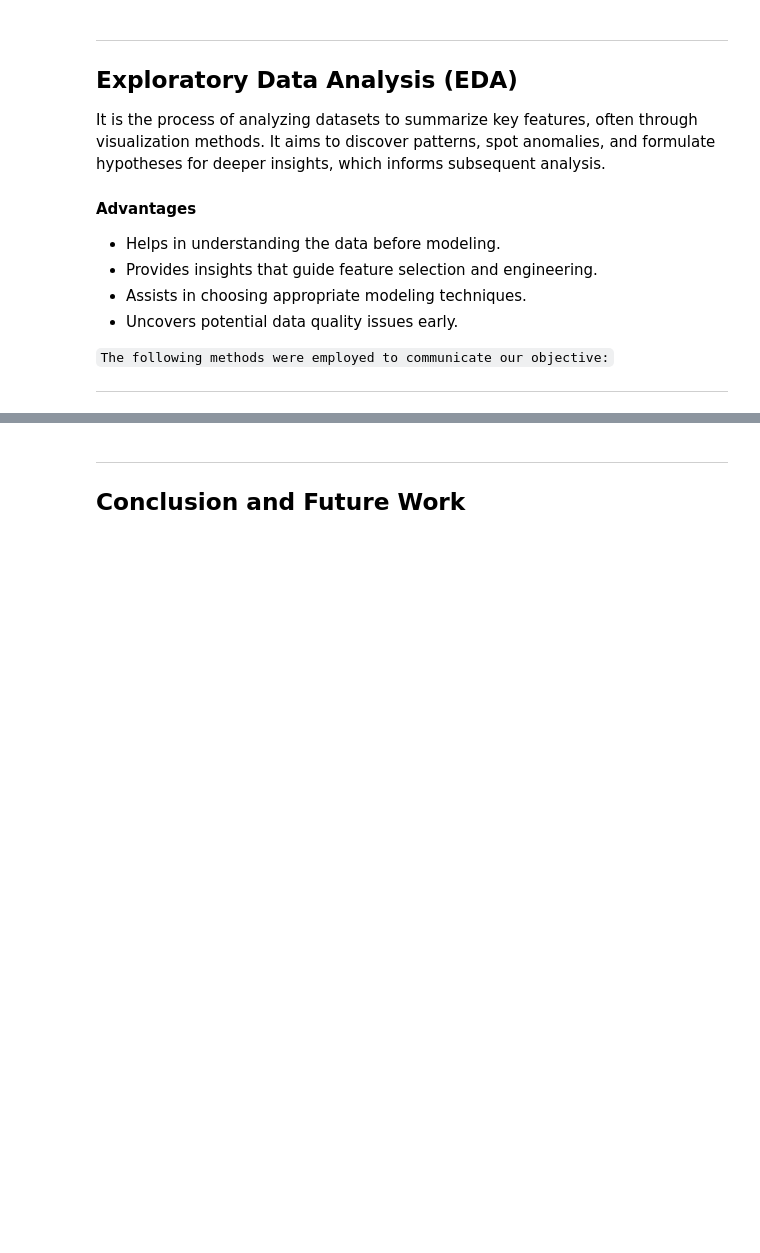
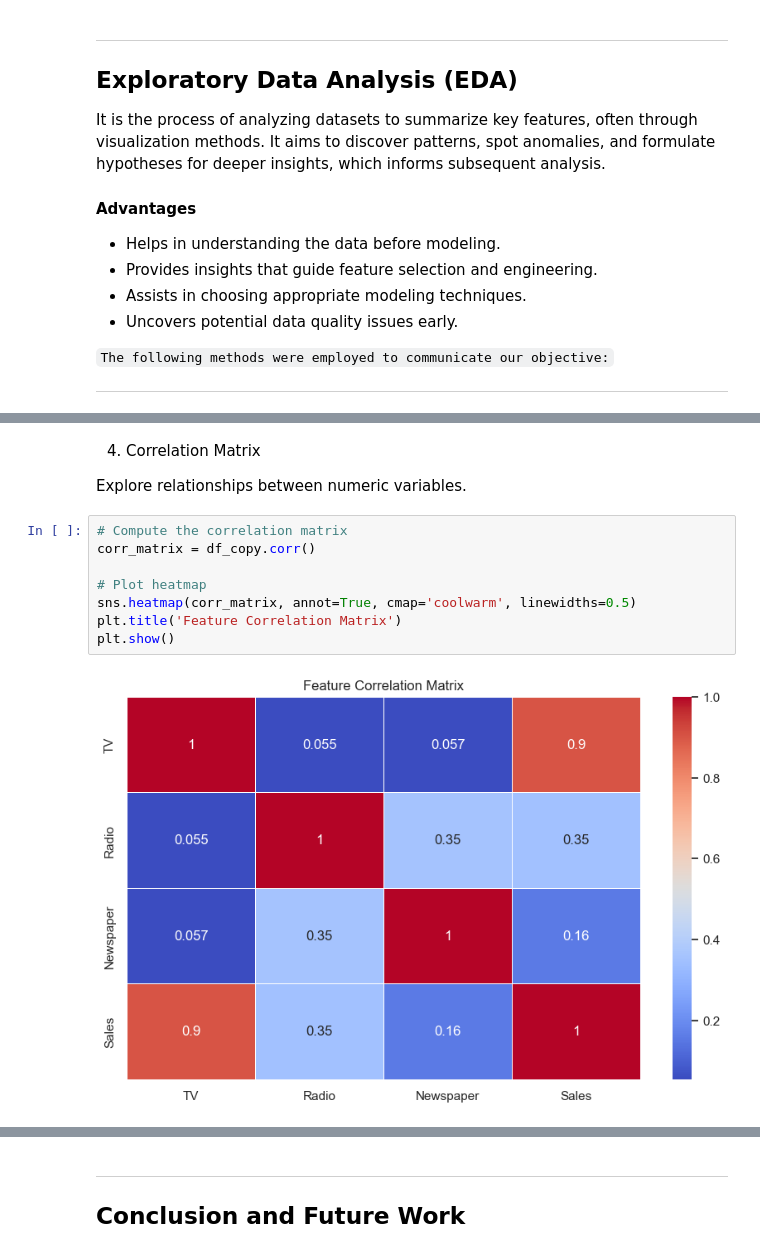
Before and after one commit to NoziphoNdebele/2025_Data_Science_Projects, a Jupyter notebook: SALES_PREDICTION_USING_PYTHON/SALES_PREDICTION_USING_PYTHON.ipynb, the cells around one changed output, grey strips where cells are left out. Drawn from its saved outputs; the diff is of its cells as text; blank space fills up the shorter version.

```diff
--- a/SALES_PREDICTION_USING_PYTHON/SALES_PREDICTION_USING_PYTHON.ipynb
+++ b/SALES_PREDICTION_USING_PYTHON/SALES_PREDICTION_USING_PYTHON.ipynb
@@ -321,0 +361,14 @@ It is the process of analyzing datasets to summarize key features, often through
+# %% [markdown]
+4. Correlation Matrix
+
+Explore relationships between numeric variables.
+# %%
+# Compute the correlation matrix
+corr_matrix = df_copy.corr()
+
+# Plot heatmap
+sns.heatmap(corr_matrix, annot=True, cmap='coolwarm', linewidths=0.5)
+plt.title('Feature Correlation Matrix')
+plt.show()
+# %% [output]
+[figure, added]
```
Also changed, not shown: parts of 10 cells of this notebook, 1 other file.
